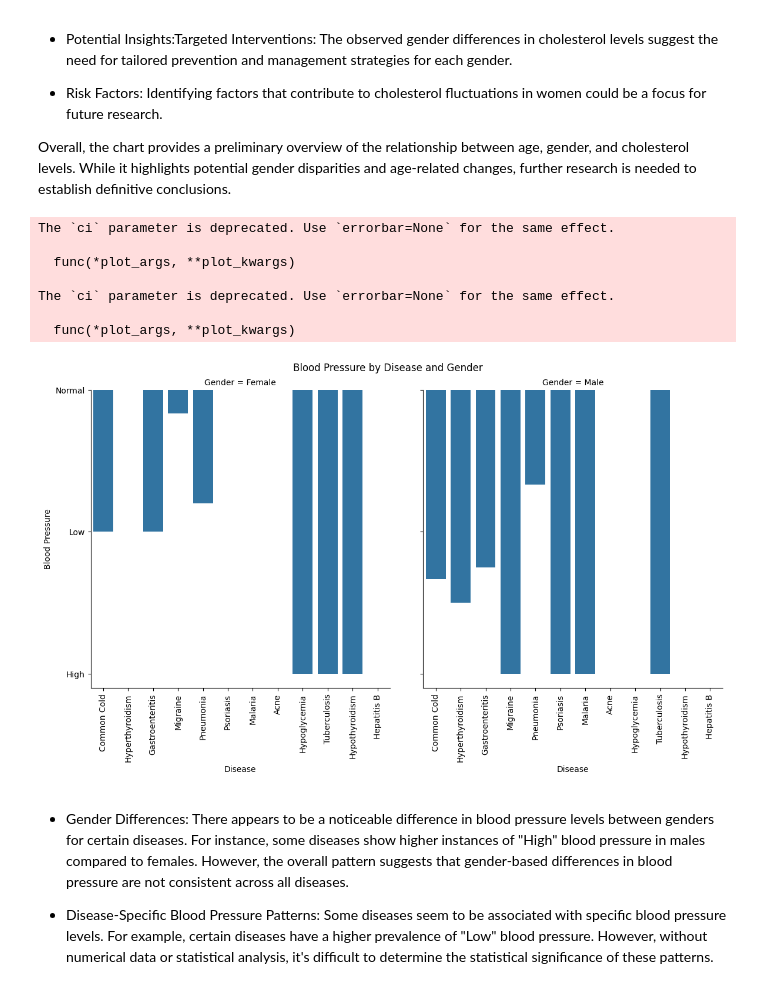
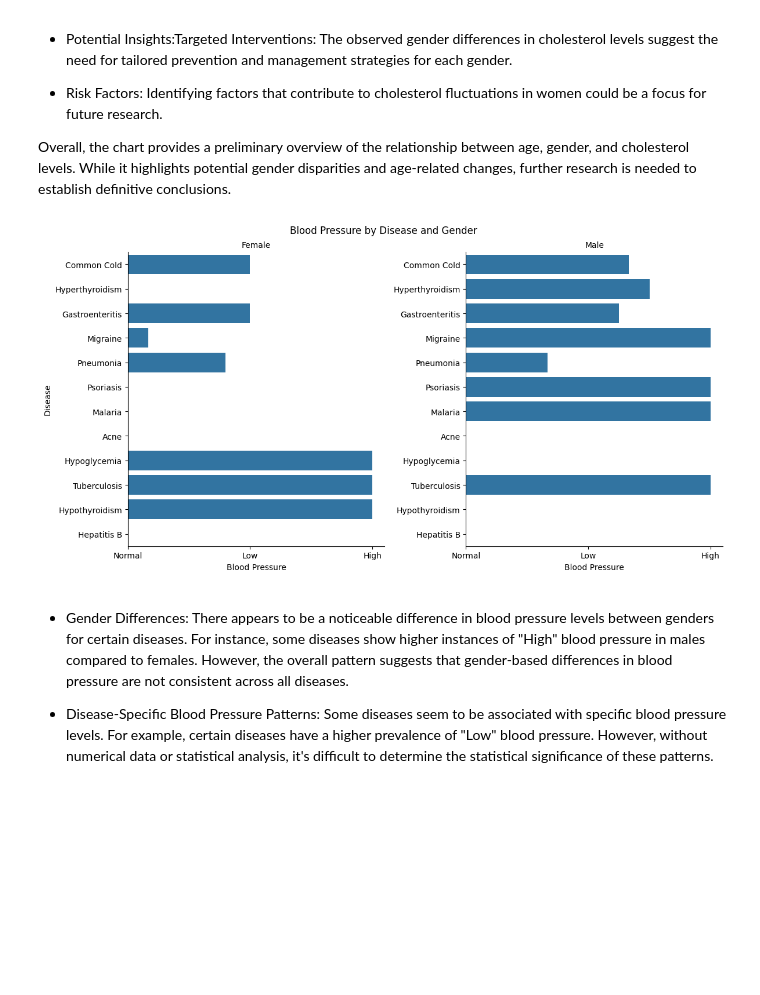
Before and after one commit to raviatkumar/Medical_Chat_Bot, a Jupyter notebook: Medical_ChatBot.ipynb, the cells around one changed output. Saved outputs shown, nothing was run; the diff lists cells and outputs as text; code cells hidden in the pictures; blank space fills up the shorter version.

```diff
--- a/Medical_ChatBot.ipynb
+++ b/Medical_ChatBot.ipynb
@@ -760,21 +726,23 @@ Data Sparsity:
 
 Overall, the chart provides a preliminary overview of the relationship between age, gender, and cholesterol levels. While it highlights potential gender disparities and age-related changes, further research is needed to establish definitive conclusions.
 # %%
-# Facet Grid: Blood Pressure by Disease and Gender
-g = sns.FacetGrid(cleaned_df, col="Gender", height=6, aspect=1)
-g.map(sns.barplot, "Disease", "Blood Pressure", order=cleaned_df['Disease'].unique(), ci=None)
-g.set_xticklabels(rotation=90)
+# Create the FacetGrid
+g = sns.FacetGrid(cleaned_df, col="Gender", height=6, aspect=1, sharey=False)
+
+# Map the horizontal bar plot function onto the grid
+g.map(sns.barplot, "Blood Pressure", "Disease", order=cleaned_df['Disease'].unique(), ci=None, orient='h')
+
+# Set titles and labels
+g.set_axis_labels('Blood Pressure', 'Disease')
+g.set_titles(col_template="{col_name}")
+
+# Adjust the space to fit the suptitle
 g.fig.suptitle('Blood Pressure by Disease and Gender', y=1.02)
+
+# Show the plot
 plt.show()
 # %% [output]
-The `ci` parameter is deprecated. Use `errorbar=None` for the same effect.
-
-  func(*plot_args, **plot_kwargs)
-
-The `ci` parameter is deprecated. Use `errorbar=None` for the same effect.
-
-  func(*plot_args, **plot_kwargs)
-[figure, old version]
+[figure, new version]
 # %% [markdown]
 * Gender Differences: There appears to be a noticeable difference in blood pressure levels between genders for certain diseases. For instance, some diseases show higher instances of "High" blood pressure in males compared to females. However, the overall pattern suggests that gender-based differences in blood pressure are not consistent across all diseases.
 
```
Also changed, not shown: parts of 83 cells of this notebook.
